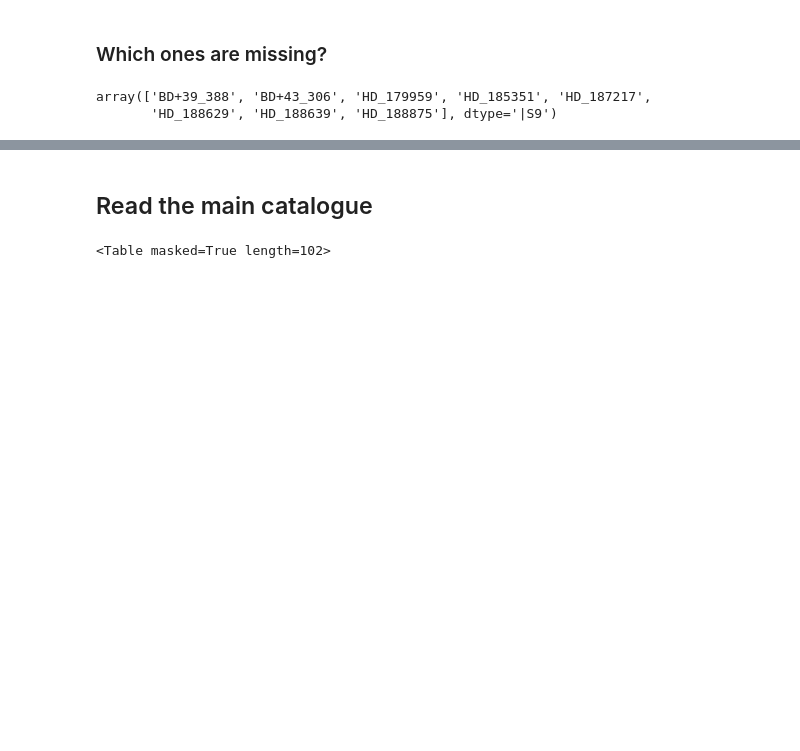
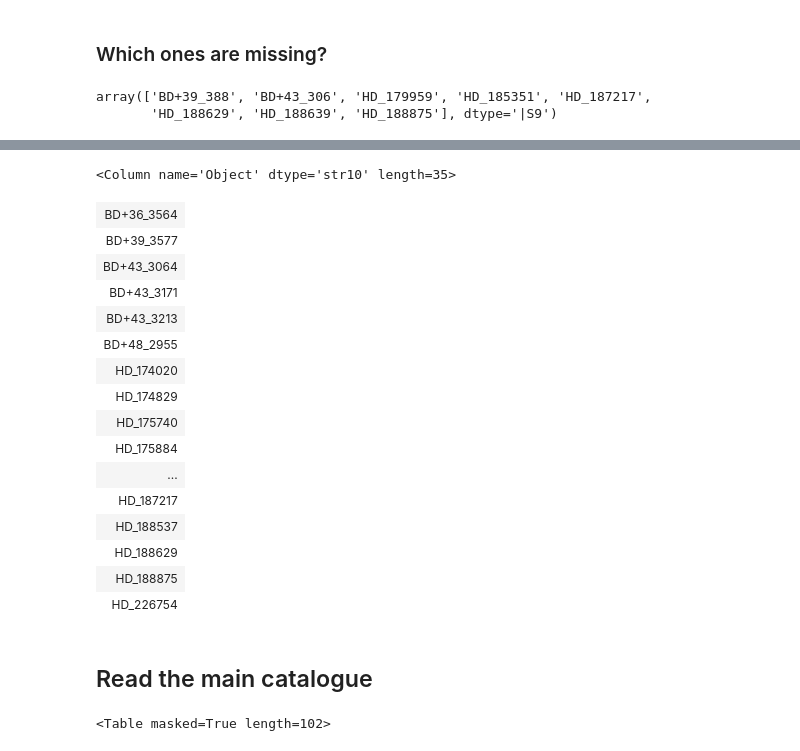
Before and after one commit to benjaminpope/smearcampaign, a Jupyter notebook: notebooks/read_catalogues.ipynb, the cells around one changed output, grey strips where cells are left out. Drawn from its saved outputs; the diff is of its cells as text; code cells hidden in the pictures; blank space fills up the shorter version.

```diff
--- a/notebooks/read_catalogues.ipynb
+++ b/notebooks/read_catalogues.ipynb
@@ -365,3 +397,23 @@ HD_189750
+# %%
+merged['Object']
+# %% [output]
+<Column name='Object' dtype='str10' length=35>
+| BD+36_3564 |
+| BD+39_3577 |
+| BD+43_3064 |
+| BD+43_3171 |
+| BD+43_3213 |
+| BD+48_2955 |
+| HD_174020 |
+| HD_174829 |
+| HD_175740 |
+| HD_175884 |
+| ... |
+| HD_187217 |
+| HD_188537 |
+| HD_188629 |
+| HD_188875 |
+| HD_226754 |
 # %% [markdown]
 ## Read the main catalogue
 # %%
```
Also changed, not shown: parts of 16 cells of this notebook, 4 other files.
